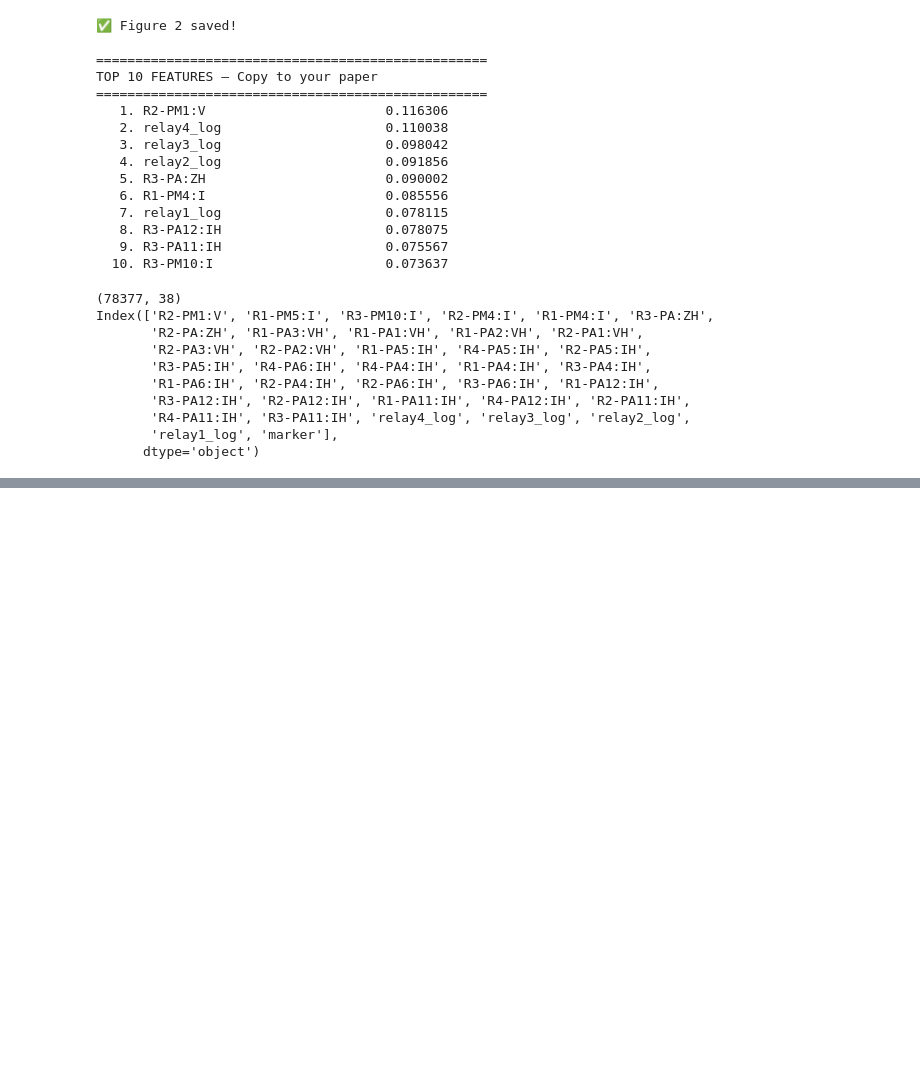
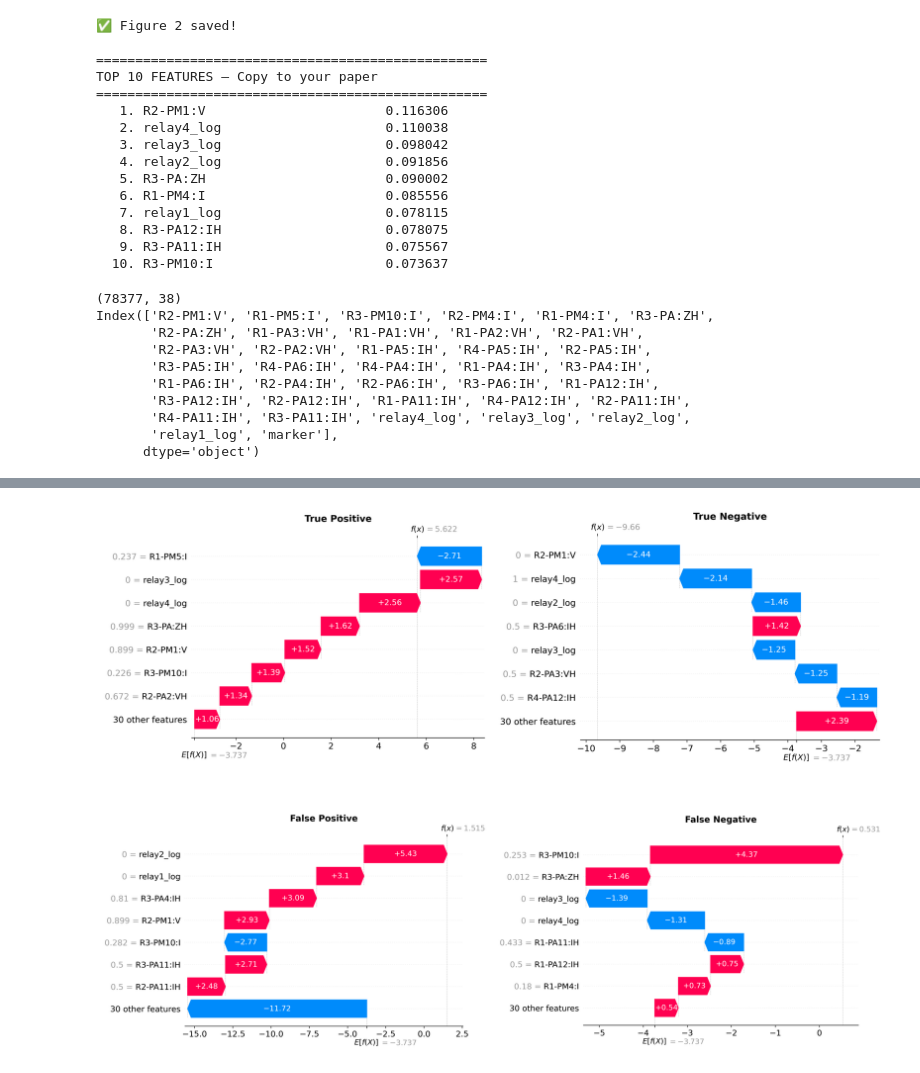
Before and after one commit to Rownak-2210037/Smart_grid_fault_data_detection, a Jupyter notebook: train_DL.ipynb, the cells around one changed output, grey strips where cells are left out. Drawn from its saved outputs; the diff is of its cells as text; code cells hidden in the pictures; blank space fills up the shorter version.

```diff
--- a/train_DL.ipynb
+++ b/train_DL.ipynb
@@ -732,0 +1067,22 @@ Index(['R2-PM1:V', 'R1-PM5:I', 'R3-PM10:I', 'R2-PM4:I', 'R1-PM4:I', 'R3-PA:ZH',
+# %%
+import matplotlib.pyplot as plt
+import matplotlib.image as mpimg
+
+# Load the saved images
+img1 = mpimg.imread("/content/drive/MyDrive/ORNL_Project/output/waterfall_True_Positive.png")
+img2 = mpimg.imread("/content/drive/MyDrive/ORNL_Project/output/waterfall_True_Negative.png")
+img3 = mpimg.imread("/content/drive/MyDrive/ORNL_Project/output/waterfall_False_Positive.png")
+img4 = mpimg.imread("/content/drive/MyDrive/ORNL_Project/output/waterfall_False_Negative.png")
+
+# Create the 2x2 Grid
+fig, axes = plt.subplots(2, 2, figsize=(20, 16))
+axes[0, 0].imshow(img1); axes[0, 0].axis('off')
+axes[0, 1].imshow(img2); axes[0, 1].axis('off')
+axes[1, 0].imshow(img3); axes[1, 0].axis('off')
+axes[1, 1].imshow(img4); axes[1, 1].axis('off')
+
+plt.tight_layout()
+plt.savefig("/content/drive/MyDrive/ORNL_Project/output/Final_2x2_Waterfall_Grid.png", dpi=900)
+plt.show()
+# %% [output]
+[figure, added]
```
Also changed, not shown: parts of 6 cells of this notebook.
